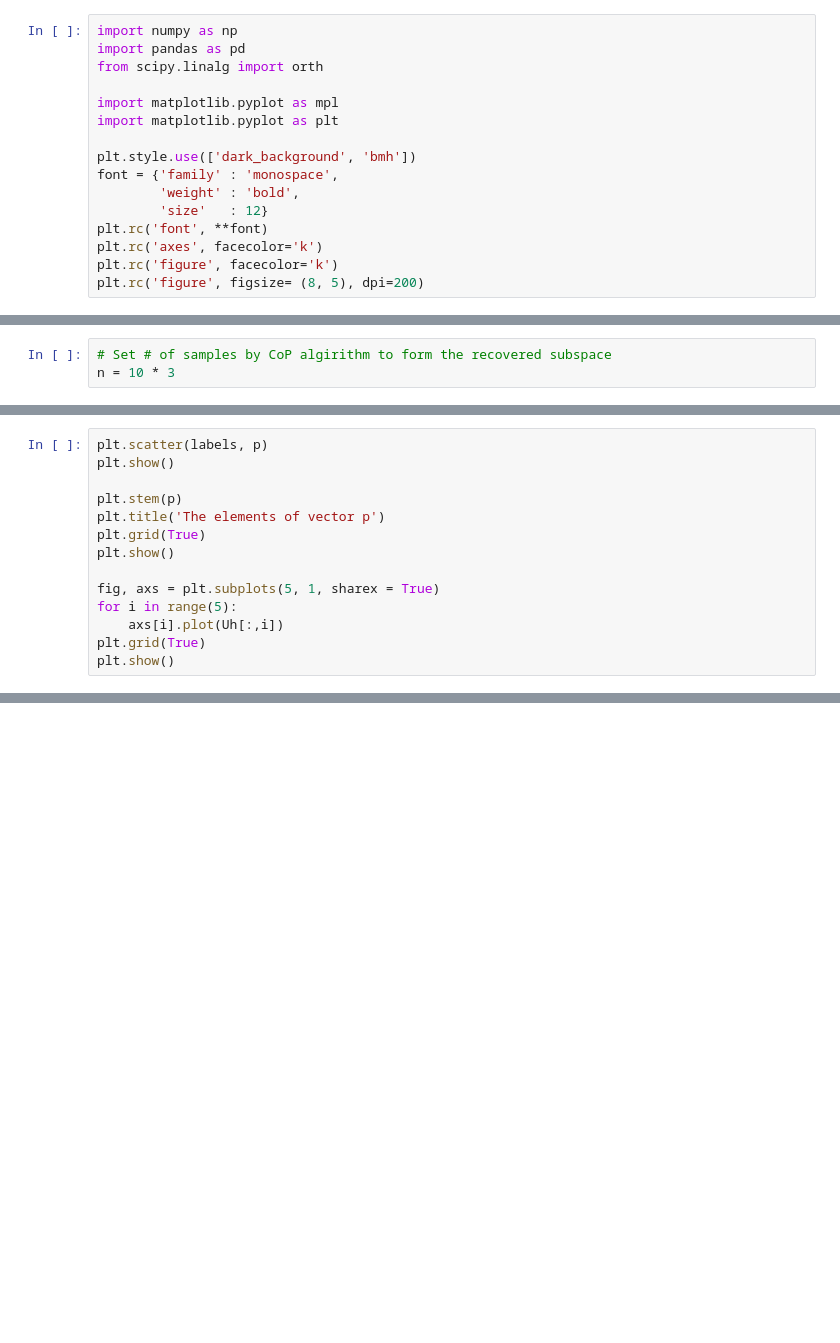
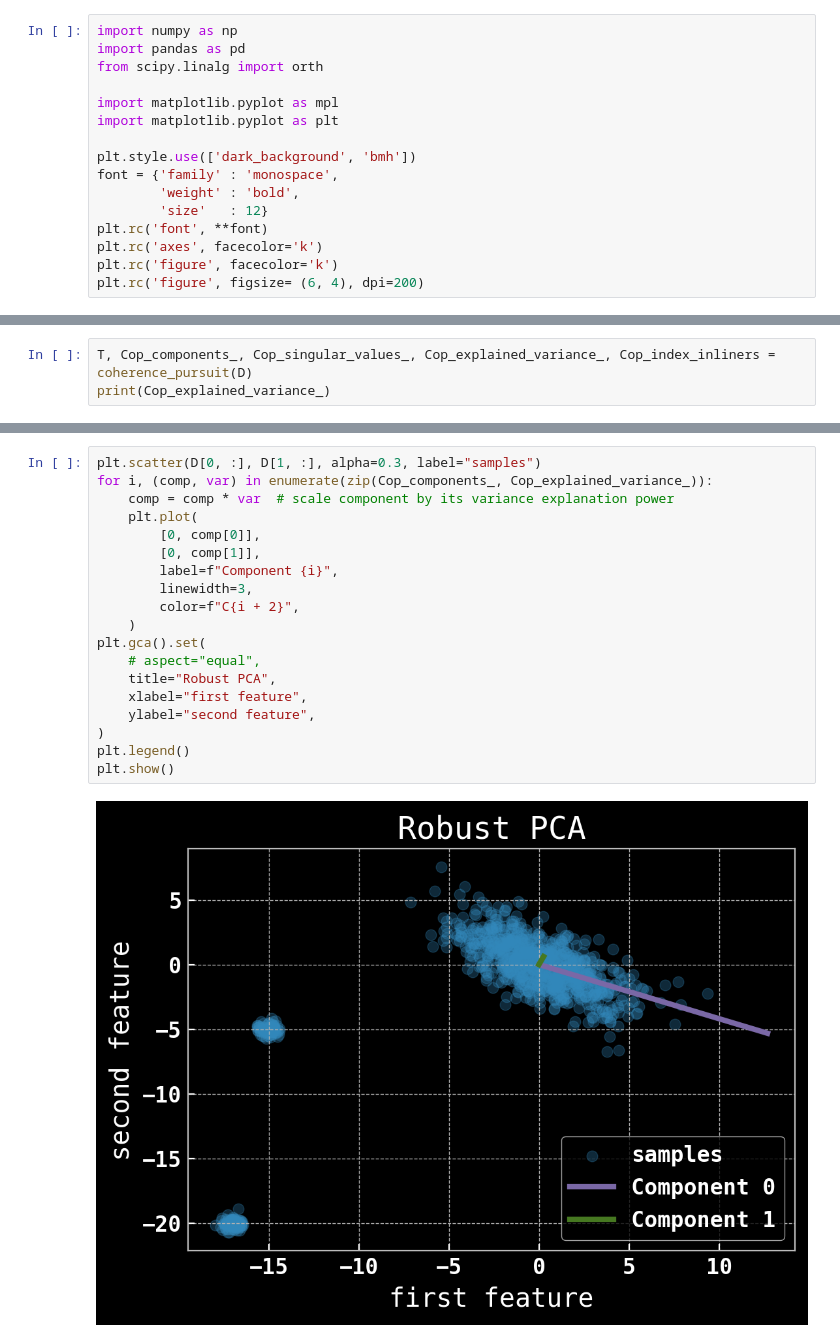
Before and after one commit to seungsab/Robust_Outlier_detection, a Jupyter notebook: Paper/CoP/Run_example_CoP.ipynb, the cells around one changed output, grey strips where cells are left out. Saved outputs shown, nothing was run; the diff lists cells and outputs as text; blank space fills up the shorter version.

```diff
--- a/Paper/CoP/Run_example_CoP.ipynb
+++ b/Paper/CoP/Run_example_CoP.ipynb
@@ -13,4 +13,4 @@ font = {'family' : 'monospace',
 plt.rc('font', **font)
 plt.rc('axes', facecolor='k')
 plt.rc('figure', facecolor='k')
-plt.rc('figure', figsize= (8, 5), dpi=200)
+plt.rc('figure', figsize= (6, 4), dpi=200)
@@ -62,3 +65,0 @@ D.shape : (200, 10100)
-# %%
-# Set # of samples by CoP algirithm to form the recovered subspace
-n = 10 * 3
@@ -115,14 +228,0 @@ print(np.linalg.norm(U.reshape(-1), 2))
-# %%
-plt.scatter(labels, p)
-plt.show()
-
-plt.stem(p)
-plt.title('The elements of vector p')
-plt.grid(True)
-plt.show()
-
-fig, axs = plt.subplots(5, 1, sharex = True)
-for i in range(5):
-    axs[i].plot(Uh[:,i])
-plt.grid(True)
-plt.show()
@@ -132,0 +229,3 @@ plt.show()
+# %%
+T, Cop_components_, Cop_singular_values_, Cop_explained_variance_, Cop_index_inliners = coherence_pursuit(D)
+print(Cop_explained_variance_)
@@ -132,0 +237,21 @@ plt.show()
+# %%
+plt.scatter(D[0, :], D[1, :], alpha=0.3, label="samples")
+for i, (comp, var) in enumerate(zip(Cop_components_, Cop_explained_variance_)):
+    comp = comp * var  # scale component by its variance explanation power
+    plt.plot(
+        [0, comp[0]],
+        [0, comp[1]],
+        label=f"Component {i}",
+        linewidth=3,
+        color=f"C{i + 2}",
+    )
+plt.gca().set(
+    # aspect="equal",
+    title="Robust PCA",
+    xlabel="first feature",
+    ylabel="second feature",
+)
+plt.legend()
+plt.show()
+# %% [output]
+[figure, added]
```
Also changed, not shown: parts of 23 cells of this notebook, 5 other files.
